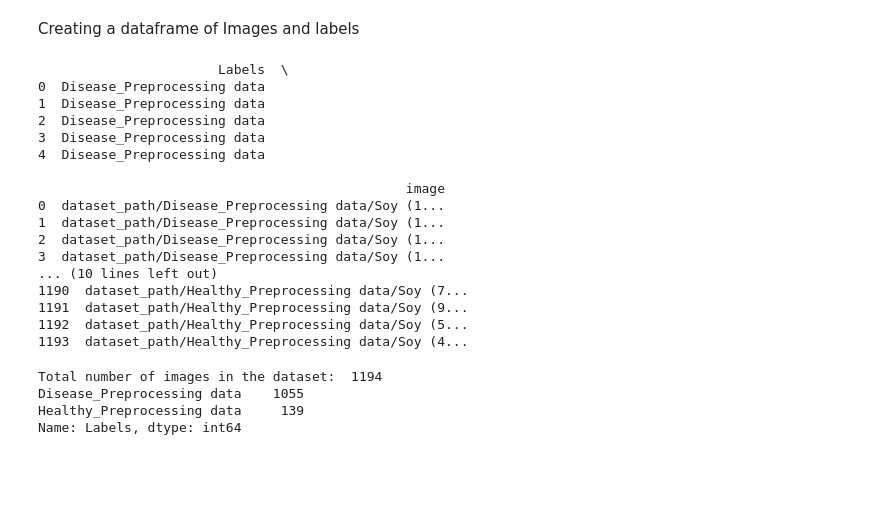
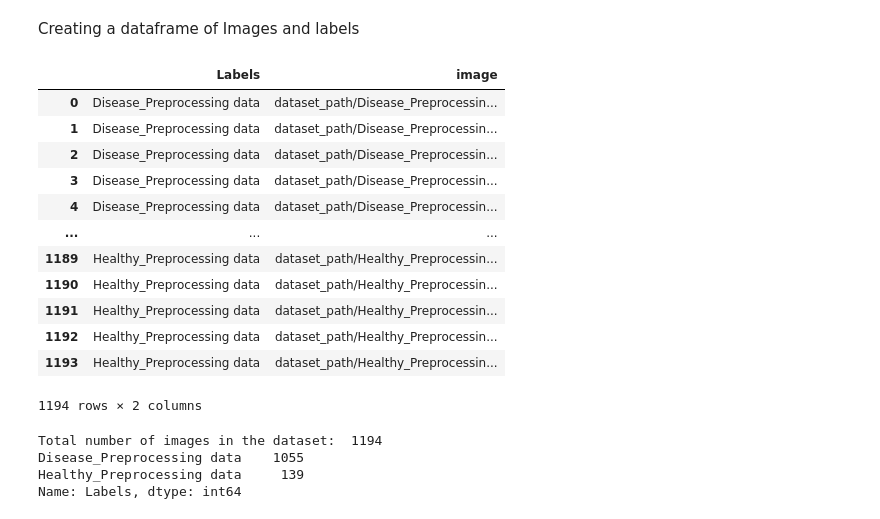
Before and after one commit to papichoolo/Soybeans, a Jupyter notebook: SoyNet_Beans.ipynb, the cells around one changed output. Drawn from its saved outputs; the diff is of its cells as text; code cells hidden in the pictures; blank space fills up the shorter version.

```diff
--- a/SoyNet_Beans.ipynb
+++ b/SoyNet_Beans.ipynb
@@ -11,7 +11,7 @@ import pandas as pd
 import matplotlib.pyplot as plt
 import os
 
-dataset_path = os.listdir('/content/drive/MyDrive/Camera Clicks_256_256')
+dataset_path = os.listdir('/content/drive/MyDrive/Camera Clicks_256_256/train')
 
 print (dataset_path)  #what kinds of classes are in this dataset
 
@@ -24,7 +24,7 @@ class_labels = []
 
 for item in dataset_path:
  # Get all the file names
- all_classes = os.listdir('/content/drive/MyDrive/Camera Clicks_256_256' + '/' +item)
+ all_classes = os.listdir('/content/drive/MyDrive/Camera Clicks_256_256/train' + '/' +item)
  print(all_classes)
 
  # Add them to the list
@@ -37,26 +37,21 @@ for item in dataset_path:
 Creating a dataframe of Images and labels
 # %%
 df = pd.DataFrame(data=class_labels, columns=['Labels', 'image'])
-print(df.head())
-print(df.tail())
+df
 # %% [output]
+|  | Labels | image |
+| 0 | Disease_Preprocessing data | dataset_path/Disease_Preprocessin... |
+| 1 | Disease_Preprocessing data | dataset_path/Disease_Preprocessin... |
+| 2 | Disease_Preprocessing data | dataset_path/Disease_Preprocessin... |
+| 3 | Disease_Preprocessing data | dataset_path/Disease_Preprocessin... |
+| 4 | Disease_Preprocessing data | dataset_path/Disease_Preprocessin... |
+| ... | ... | ... |
+| 1189 | Healthy_Preprocessing data | dataset_path/Healthy_Preprocessin... |
+| 1190 | Healthy_Preprocessing data | dataset_path/Healthy_Preprocessin... |
+| 1191 | Healthy_Preprocessing data | dataset_path/Healthy_Preprocessin... |
+| 1192 | Healthy_Preprocessing data | dataset_path/Healthy_Preprocessin... |
+| 1193 | Healthy_Preprocessing data | dataset_path/Healthy_Preprocessin... |
-                       Labels  \
-0  Disease_Preprocessing data
-1  Disease_Preprocessing data
-2  Disease_Preprocessing data
-3  Disease_Preprocessing data
-4  Disease_Preprocessing data
-
-                                               image
-0  dataset_path/Disease_Preprocessing data/Soy (1...
-1  dataset_path/Disease_Preprocessing data/Soy (1...
-2  dataset_path/Disease_Preprocessing data/Soy (1...
-3  dataset_path/Disease_Preprocessing data/Soy (1...
-... (10 lines left out)
-1190  dataset_path/Healthy_Preprocessing data/Soy (7...
-1191  dataset_path/Healthy_Preprocessing data/Soy (9...
-1192  dataset_path/Healthy_Preprocessing data/Soy (5...
-1193  dataset_path/Healthy_Preprocessing data/Soy (4...
+1194 rows × 2 columns
 # %%
 print("Total number of images in the dataset: ", len(df))
 
```
Also changed, not shown: parts of 39 cells of this notebook.
